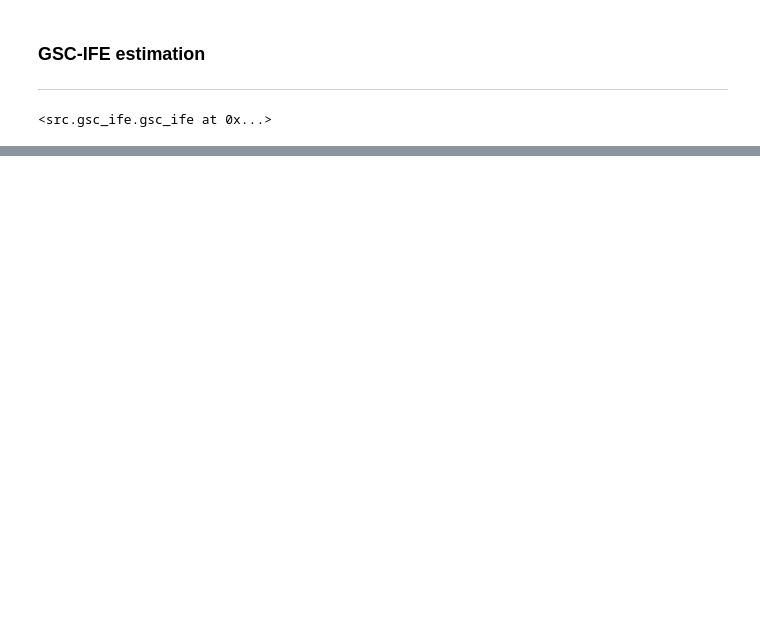
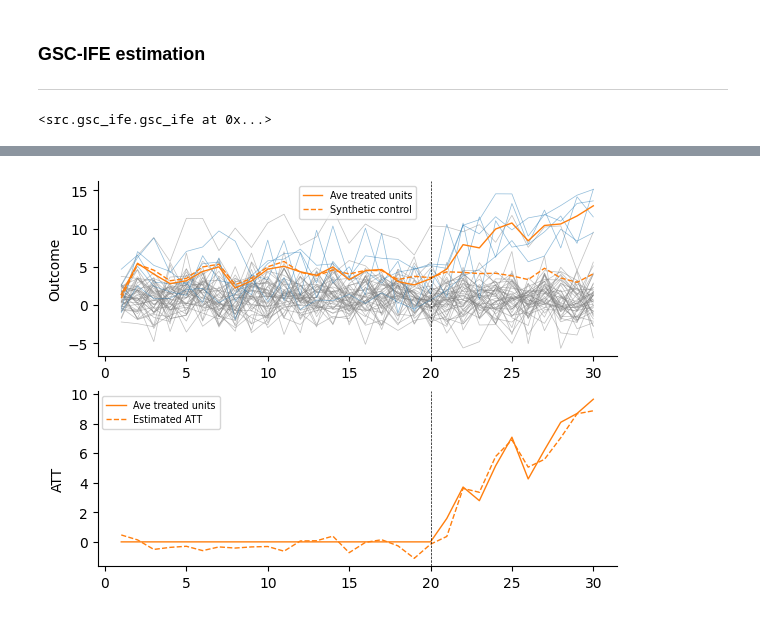
Before and after one commit to CongWang141/JMP, a Jupyter notebook: test2.ipynb, the cells around one changed output, grey strips where cells are left out. Saved outputs shown, nothing was run; the diff lists cells and outputs as text; code cells hidden in the pictures; blank space fills up the shorter version.

```diff
--- a/test2.ipynb
+++ b/test2.ipynb
@@ -209,0 +211,4 @@ sns.despine()
+# %%
+# Fit the model
+gsc_ipca_new_model = gsc_ipca_new(df=df, id='id', time='year', outcome='y', covariates=obs_covariates, treated='treated', K=K)
+gsc_ipca_new_model.fit(verbose=True)
@@ -209,0 +234,35 @@ sns.despine()
+# %%
+fig, (ax1, ax2) = plt.subplots(2, 1, figsize=(6.7, 5))
+
+# Plot for control and treatment groups
+sns.lineplot(data=df, x='year', y='y', hue='tr_group', estimator=None, units='id', palette=[color[7], color[0]], linewidth=0.5, alpha=0.5, ax=ax1, legend=False)
+
+# Average for treated group and synthetic control
+ave_treated = df.query("tr_group==1").groupby('year')['y'].mean()
+synthetic_control = pd.Series(gsc_ipca_new_model.Y_syn.mean(axis=0), index=ave_treated.index)
+
+ave_treated.plot(ax=ax1, color=color[1], linestyle='-', linewidth=1, label='Ave treated units')
+synthetic_control.plot(ax=ax1, color=color[1], linestyle='--', linewidth=1, label='Synthetic control')
+
+# Add a vertical line for one year before treatment
+ax1.axvline(df.query("post_period==0")['year'].max(), color='black', linestyle='--', linewidth=0.5)
+
+# Add legend and labels
+ax1.legend(fontsize='x-small')
+ax1.set(xlabel='', ylabel='Outcome')
+
+# True ATT and Estimated ATT
+true_att = df.query("tr_group==1").groupby('year')['eff'].mean()
+estimated_att = df.query("tr_group==1").groupby('year')['y'].mean() - synthetic_control.values
+
+true_att.plot(ax=ax2, color=color[1], linestyle='-', linewidth=1, label='Ave treated units')
+sns.lineplot(x=estimated_att.index, y=estimated_att, ax=ax2, color=color[1], linestyle='--', linewidth=1, label='Estimated ATT')
+
+# Add vertical line for one year before treatment and customize the second subplot
+ax2.axvline(df.query("post_period==0")['year'].max(), color='black', linestyle='--', linewidth=0.5)
+ax2.legend(loc='upper left', fontsize='x-small')
+ax2.set(xlabel='', ylabel='ATT')
+
+sns.despine()
+# %% [output]
+[figure, added]
```
Also changed, not shown: parts of 7 cells of this notebook, 6 other files.
